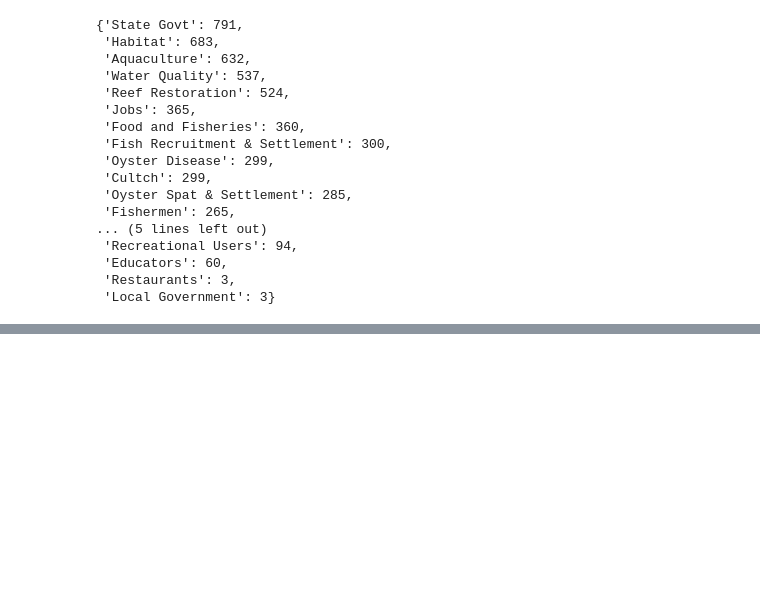
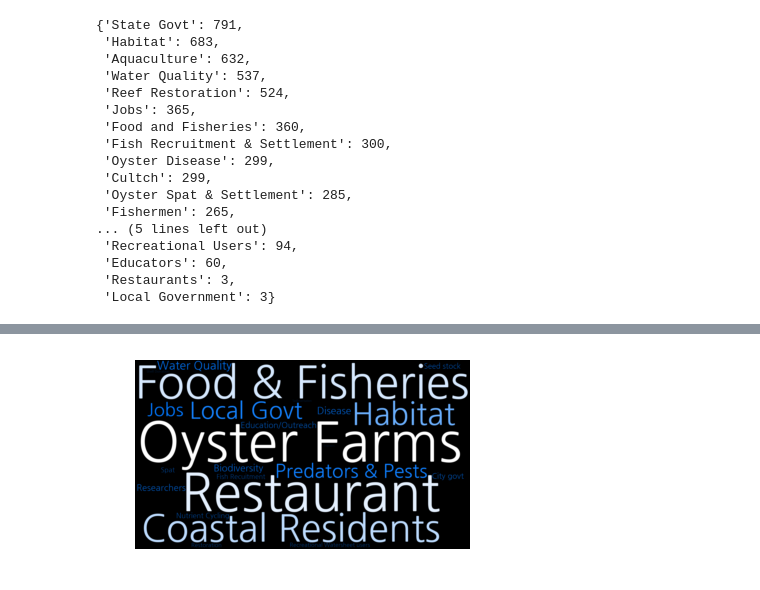
Before and after one commit to mistergroot/oysters, a Jupyter notebook: Oyster Graphics.ipynb, the cells around one changed output, grey strips where cells are left out. Saved outputs shown, nothing was run; the diff lists cells and outputs as text; code cells hidden in the pictures; blank space fills up the shorter version.

```diff
--- a/Oyster Graphics.ipynb
+++ b/Oyster Graphics.ipynb
@@ -53,0 +76,20 @@ plt.show()
+# %%
+oysters3 = csv.reader(open('TNC.csv', 'r',newline='\n'))
+TNC = {}
+for k,v in oysters3:
+    TNC[k] = int(v)
+# %%
+wordcloud = WordCloud(font_path="/usr/share/fonts/truetype/nanum/NanumGothic.ttf",
+                      width=1920,
+                      height=1080,
+                      max_words=1628,
+                      background_color="black",
+                      relative_scaling=1,
+                      normalize_plurals=False,
+                      color_func=MyColorFunctor(TNC)).generate_from_frequencies(TNC).to_file("TNC.png")
+
+plt.imshow(wordcloud, interpolation='bilinear')
+plt.axis("off")
+plt.show()
+# %% [output]
+[figure, added]
```
Also changed, not shown: parts of 5 cells of this notebook, 5 other files.
